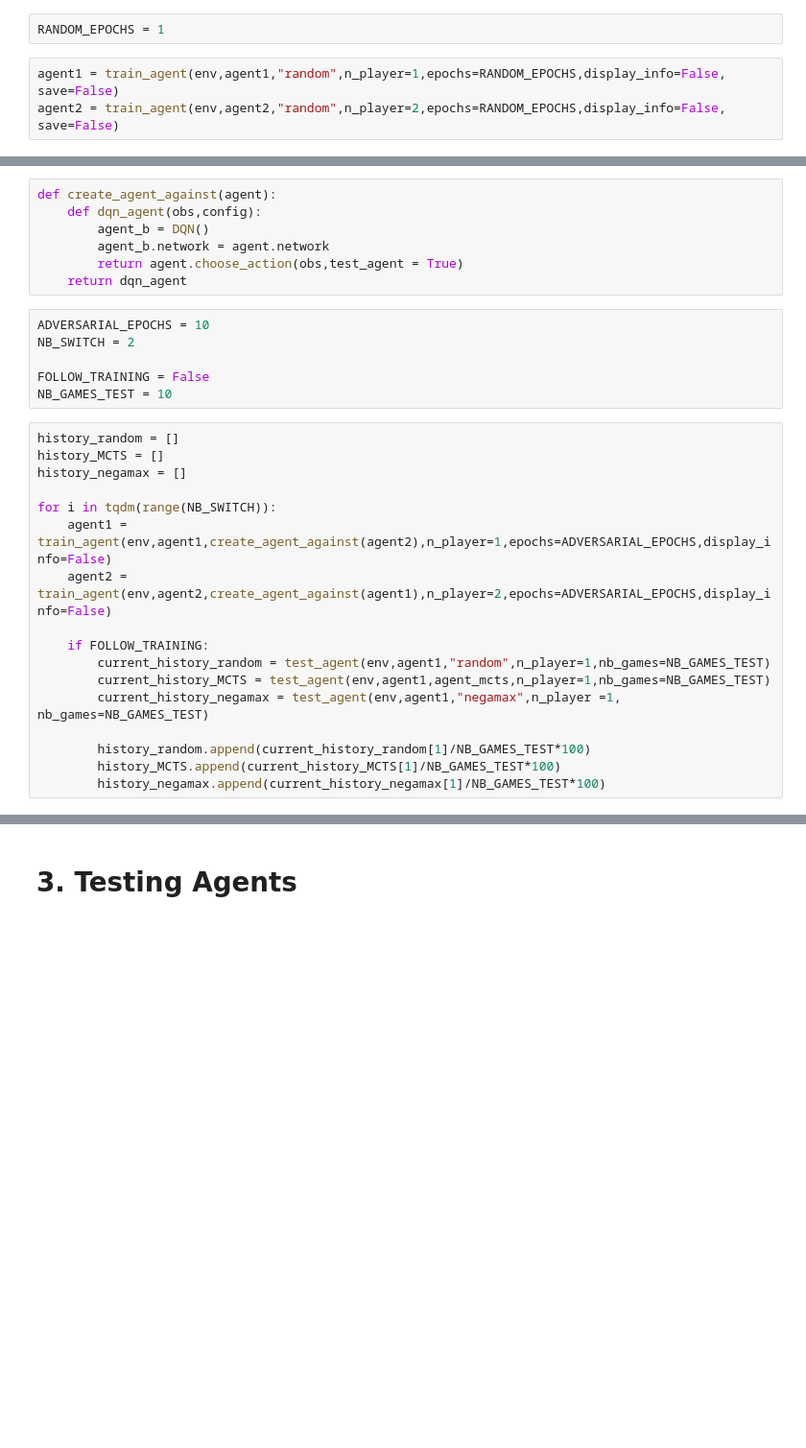
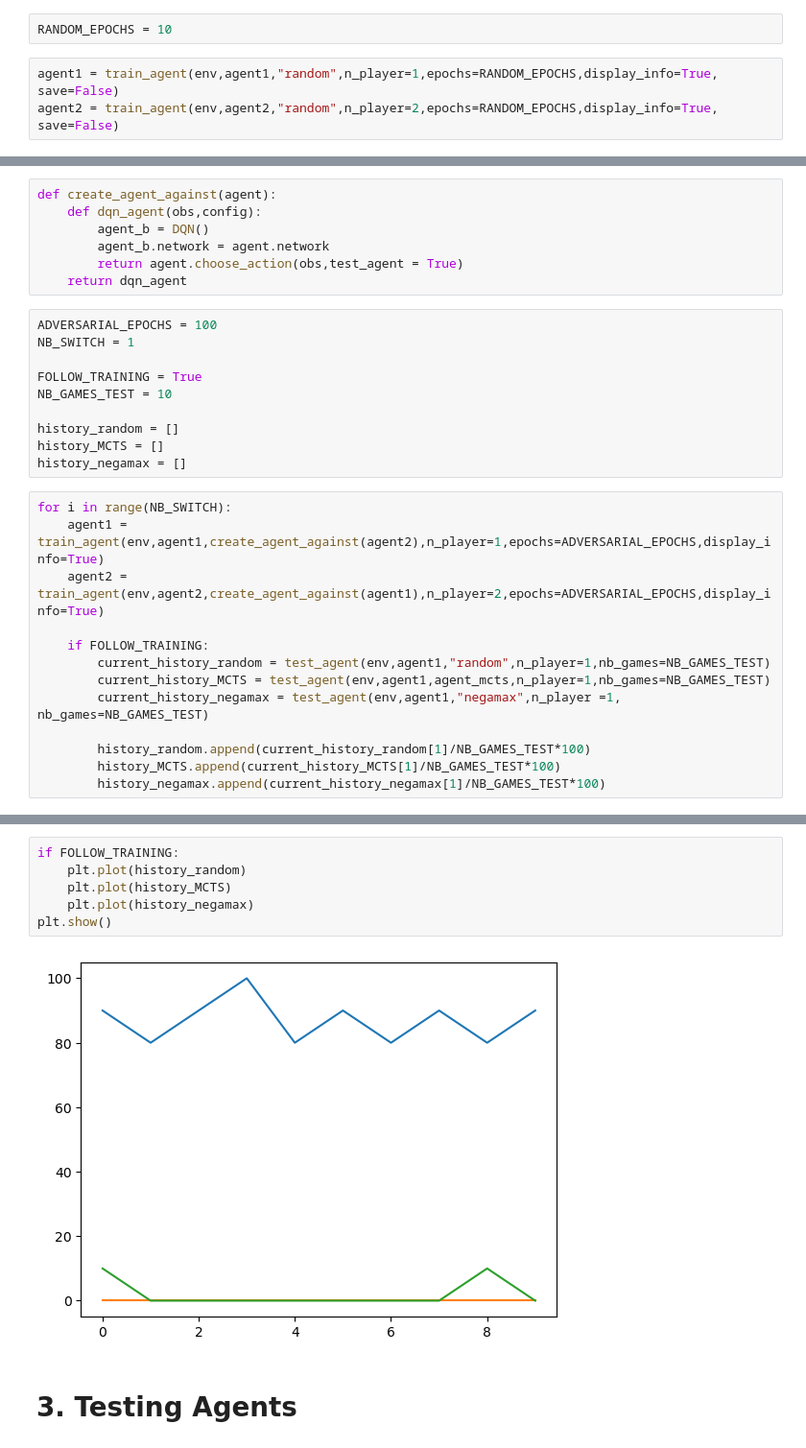
Before and after one commit to navaxel/connect4_rl, a Jupyter notebook: adversarial.ipynb, the cells around one changed output, grey strips where cells are left out. Shown at 96% size. Saved outputs shown, nothing was run; the diff lists cells and outputs as text; blank space fills up the shorter version.

```diff
--- a/adversarial.ipynb
+++ b/adversarial.ipynb
@@ -43,7 +43,7 @@ else:
 # %% [markdown]
 # 1. Training against Random
 # %%
-RANDOM_EPOCHS = 1
+RANDOM_EPOCHS = 10
 # %%
-agent1 = train_agent(env,agent1,"random",n_player=1,epochs=RANDOM_EPOCHS,display_info=False, save=False)
-agent2 = train_agent(env,agent2,"random",n_player=2,epochs=RANDOM_EPOCHS,display_info=False, save=False)
+agent1 = train_agent(env,agent1,"random",n_player=1,epochs=RANDOM_EPOCHS,display_info=True, save=False)
+agent2 = train_agent(env,agent2,"random",n_player=2,epochs=RANDOM_EPOCHS,display_info=True, save=False)
@@ -57,19 +92,19 @@ def create_agent_against(agent):
         return agent.choose_action(obs,test_agent = True)
     return dqn_agent
 # %%
-ADVERSARIAL_EPOCHS = 10
-NB_SWITCH = 2
+ADVERSARIAL_EPOCHS = 100
+NB_SWITCH = 1
 
-FOLLOW_TRAINING = False
+FOLLOW_TRAINING = True
 NB_GAMES_TEST = 10
+
+history_random = []
+history_MCTS = []
+history_negamax = []
 # %%
-history_random = []
-history_MCTS = []
-history_negamax = []
-
-for i in tqdm(range(NB_SWITCH)):
-    agent1 = train_agent(env,agent1,create_agent_against(agent2),n_player=1,epochs=ADVERSARIAL_EPOCHS,display_info=False)
-    agent2 = train_agent(env,agent2,create_agent_against(agent1),n_player=2,epochs=ADVERSARIAL_EPOCHS,display_info=False)
+for i in range(NB_SWITCH):
+    agent1 = train_agent(env,agent1,create_agent_against(agent2),n_player=1,epochs=ADVERSARIAL_EPOCHS,display_info=True)
+    agent2 = train_agent(env,agent2,create_agent_against(agent1),n_player=2,epochs=ADVERSARIAL_EPOCHS,display_info=True)
 
     if FOLLOW_TRAINING:
         current_history_random = test_agent(env,agent1,"random",n_player=1,nb_games=NB_GAMES_TEST)
@@ -82,3 +135,11 @@ for i in tqdm(range(NB_SWITCH)):
+# %%
+if FOLLOW_TRAINING:
+    plt.plot(history_random)
+    plt.plot(history_MCTS)
+    plt.plot(history_negamax)
+plt.show()
+# %% [output]
+[figure, added]
 # %% [markdown]
 # 3. Testing Agents
 # %%
```
Also changed, not shown: parts of 5 cells of this notebook, 2 other files.
